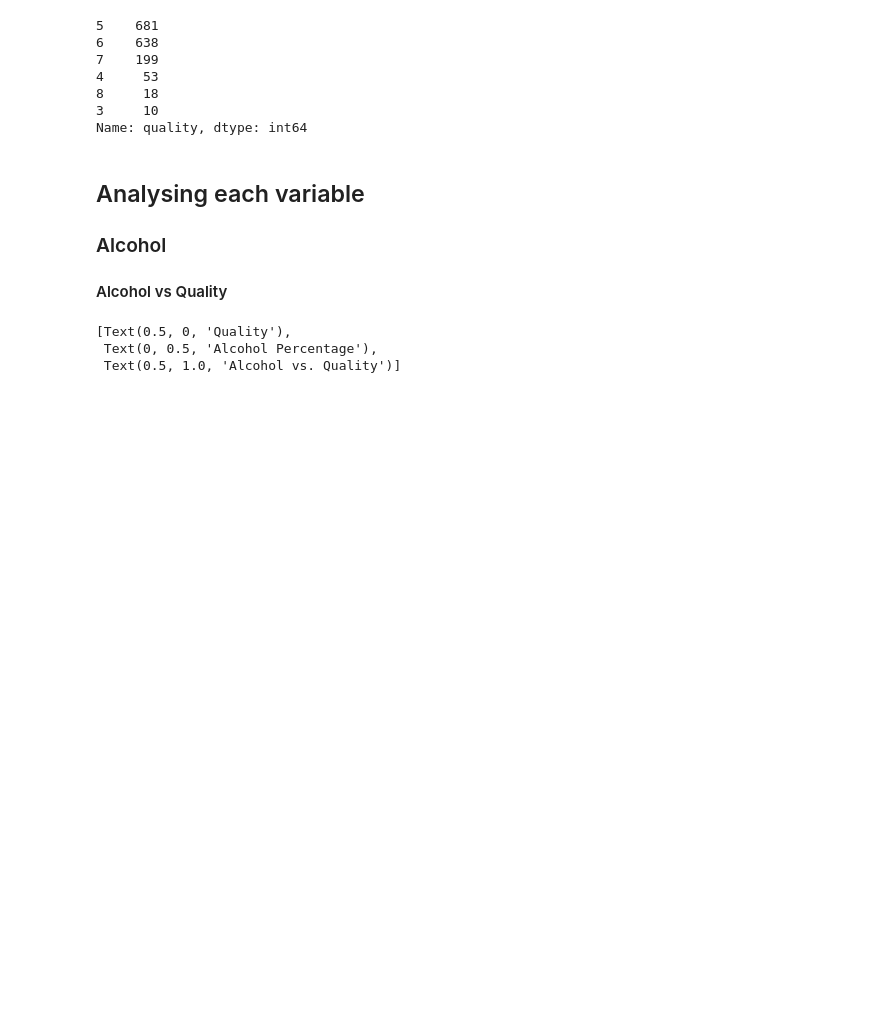
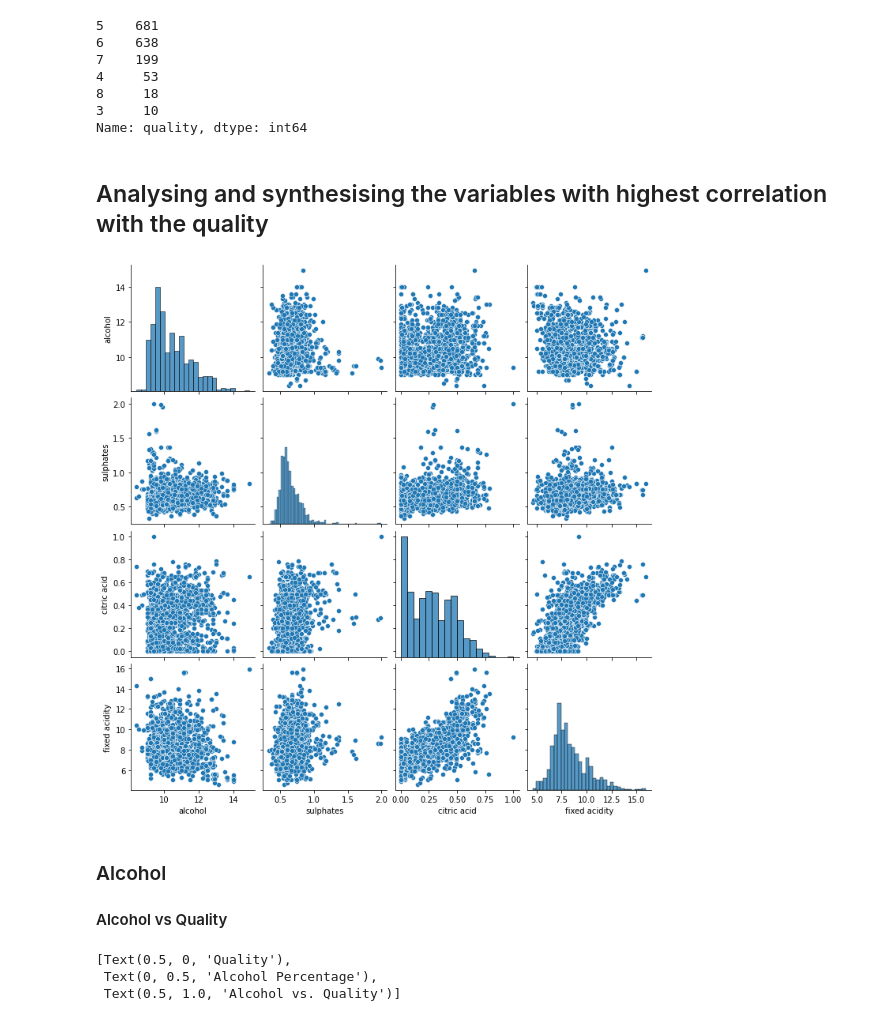
Before and after one commit to LaisColetta/PdDA_Assignment, a Jupyter notebook: PdDA_Assignment.ipynb, the cells around one changed output. Drawn from its saved outputs; the diff is of its cells as text; code cells hidden in the pictures; blank space fills up the shorter version.

Commit message:
random distribution alcohol

```diff
--- a/PdDA_Assignment.ipynb
+++ b/PdDA_Assignment.ipynb
@@ -290,11 +315,17 @@ df['quality'].value_counts()
 3     10
 Name: quality, dtype: int64
 # %% [markdown]
-## Analysing each variable
-
-### Alcohol
-
-#### Alcohol vs Quality
+## Analysing and synthesising the variables with highest correlation with the quality
+# %%
+# comparing the variables distribution
+
+pp = sns.pairplot(data=df,vars=['alcohol', 'sulphates','citric acid', 'fixed acidity'])
+# %% [output]
+[figure, added]
+# %% [markdown]
+### Alcohol
+
+#### Alcohol vs Quality
 # %%
 bx = sns.boxplot(x='quality', y='alcohol', data = df)
 bx.set(xlabel='Quality', ylabel='Alcohol Percentage', title='Alcohol vs. Quality')
```
Also changed, not shown: parts of 32 cells of this notebook.
